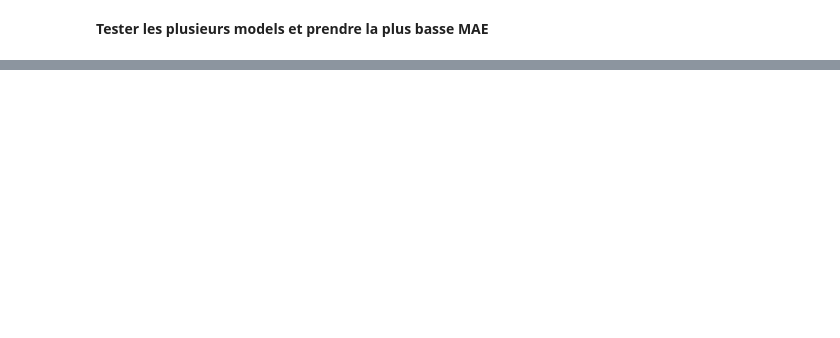
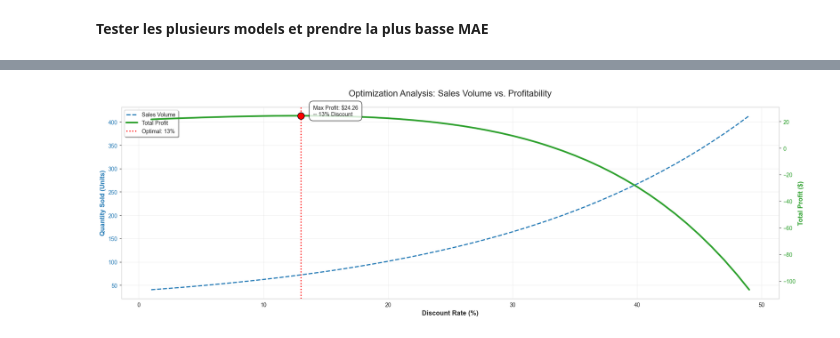
Before and after one commit to Nathdo/Elasticty-Model, a Jupyter notebook: notebooks/03_models.ipynb, the cells around one changed output, grey strips where cells are left out. Drawn from its saved outputs; the diff is of its cells as text; code cells hidden in the pictures; blank space fills up the shorter version.

Commit message:
Add Profit

```diff
--- a/notebooks/03_models.ipynb
+++ b/notebooks/03_models.ipynb
@@ -265,0 +309,47 @@ Total Sales Predictions: 101.0 units.
+# %%
+sns.set_style("whitegrid")
+
+fig, ax1 = plt.subplots(figsize = (18, 6))
+
+# --- Quantity (left side) ---
+color_vol = 'tab:blue'
+ax1.set_xlabel('Discount Rate (%)', fontsize = 12, fontweight = 'bold')
+ax1.set_ylabel('Quantity Sold (Units)', color = color_vol, fontsize = 12, fontweight = 'bold')
+
+l1 = ax1.plot(data_optimum['discount_rate'], data_optimum['quantity'], color = color_vol, linestyle = '--', linewidth = 2, label = 'Sales Volume')
+ax1.tick_params(axis = 'y', labelcolor = color_vol)
+ax1.grid(True, alpha = 0.3)
+
+# --- Profit (Rigth side)---
+ax2 = ax1.twinx()
+color_profit = 'tab:green'
+ax2.set_ylabel('Total Profit ($)', color=color_profit, fontsize=12, fontweight='bold')
+
+l2 = ax2.plot(data_optimum['discount_rate'], data_optimum['profit'], color = color_profit, linewidth = 3, label = 'Total Profit')
+ax2.tick_params(axis='y', labelcolor=color_profit)
+ax2.grid(False)
+
+# --- OPTIMUM ---
+best_idx = data_optimum['profit'].idxmax()
+best_discount = data_optimum.loc[best_idx, 'discount_rate']
+max_profit = data_optimum.loc[best_idx, 'profit']
+
+l3 = plt.axvline(x=best_discount, color='red', linestyle=':', linewidth=2, label=f'Optimal: {int(best_discount)}%')
+
+ax2.scatter(best_discount, max_profit, color='red', s=150, zorder=10, edgecolors='black')
+
+# Annotation (Bulle d'info)
+ax2.annotate(f"Max Profit: ${max_profit:.2f}\n-- {int(best_discount)}% Discount",
+             xy=(best_discount, max_profit),
+             xytext=(best_discount + 1, max_profit),
+             bbox=dict(boxstyle="round,pad=0.7", fc="white", ec="black", alpha=0.8))
+
+lines = l1 + l2 + [l3]
+labels = [l.get_label() for l in lines]
+ax1.legend(lines, labels, loc='upper left', frameon=True, shadow=True)
+
+plt.title('Optimization Analysis: Sales Volume vs. Profitability', fontsize = 16, pad = 20)
+plt.tight_layout()
+plt.show()
+# %% [output]
+[figure, added]
```
Also changed, not shown: parts of 7 cells of this notebook, 2 other files.
